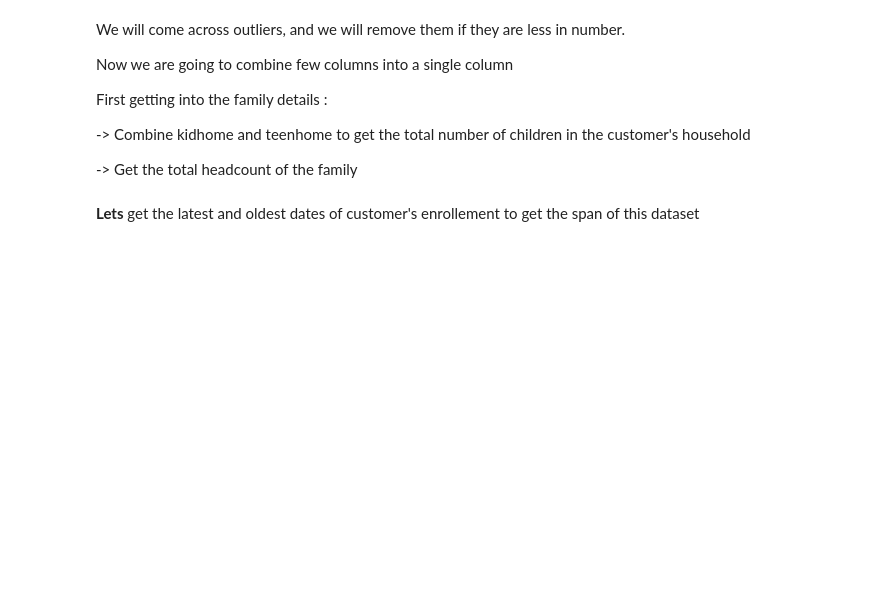
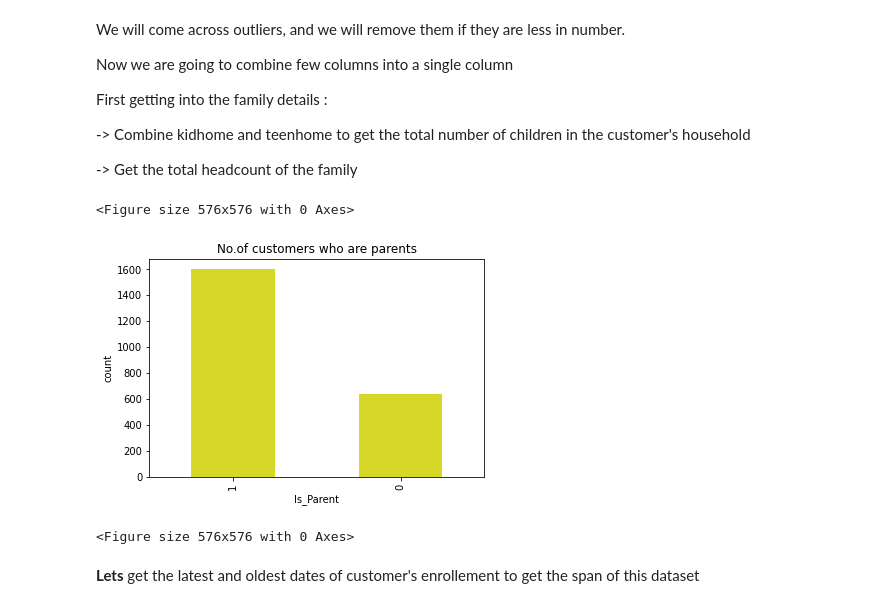
Before and after one commit to KittuPatel/CustomerPersonalityAnalysis, a Jupyter notebook: CustomerPersonalityAnalysis.ipynb, the cells around one changed output. Saved outputs shown, nothing was run; the diff lists cells and outputs as text; code cells hidden in the pictures; blank space fills up the shorter version.

```diff
--- a/CustomerPersonalityAnalysis.ipynb
+++ b/CustomerPersonalityAnalysis.ipynb
@@ -86,6 +86,16 @@ cpa["Family_headcount"] = cpa["Living_With"] + cpa['Kids']
 
 #creating a feature pertaining parenthood
 cpa["Is_Parent"] = np.where(cpa.Kids> 0, 1, 0)
+# %%
+cpa['Is_Parent'].value_counts().plot(kind='bar',color = '#d6d727')
+plt.title("No.of customers who are parents",fontsize=12)
+plt.ylabel("count")
+plt.xlabel("Is_Parent")
+plt.figure(figsize=(8,8))
+# %% [output]
+<Figure size 576x576 with 0 Axes>
+[figure, added]
+<Figure size 576x576 with 0 Axes>
 # %% [markdown]
 **Lets** get the latest and oldest dates of customer's enrollement to get the span of this dataset
 # %%
```
Also changed, not shown: parts of 18 cells of this notebook.
